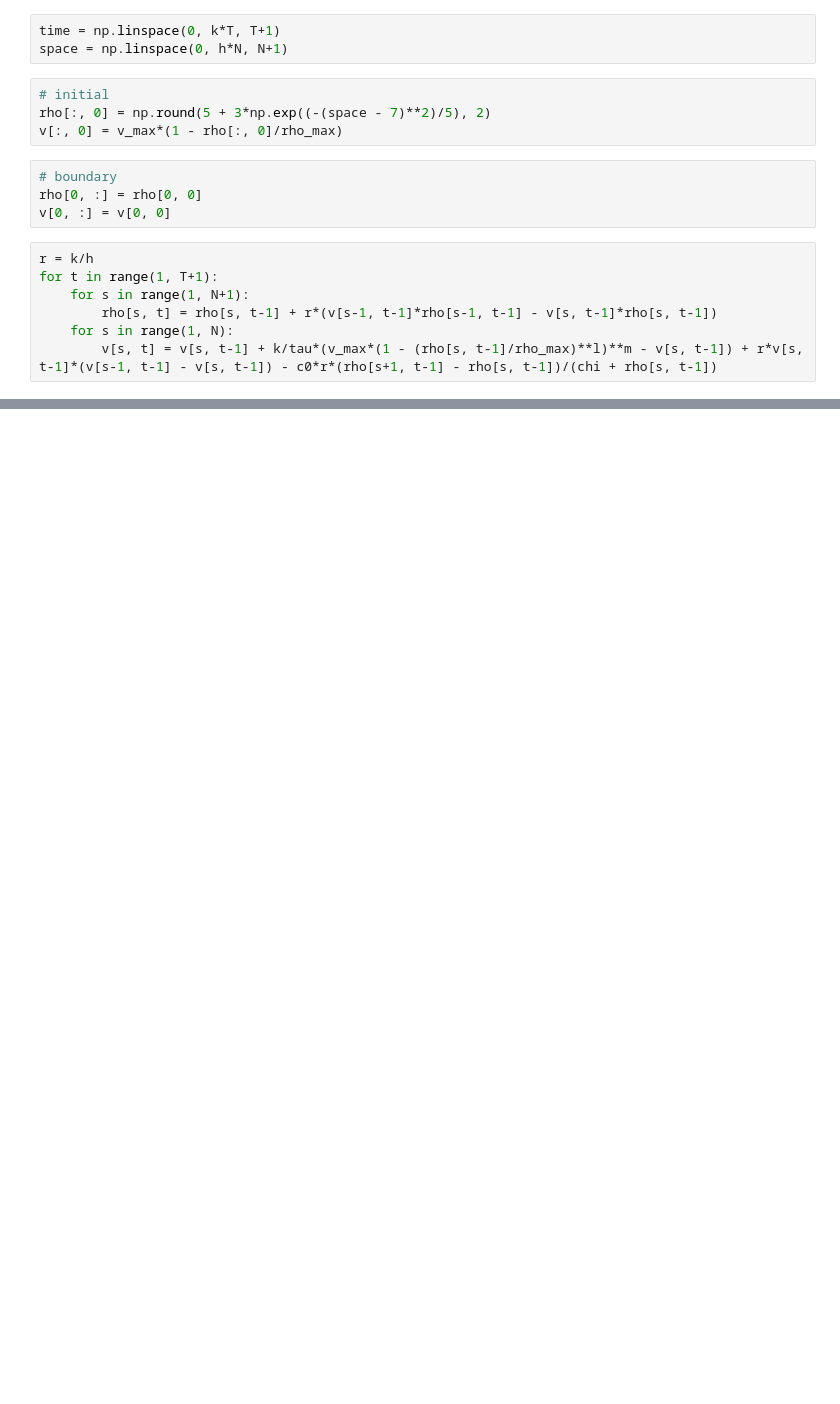
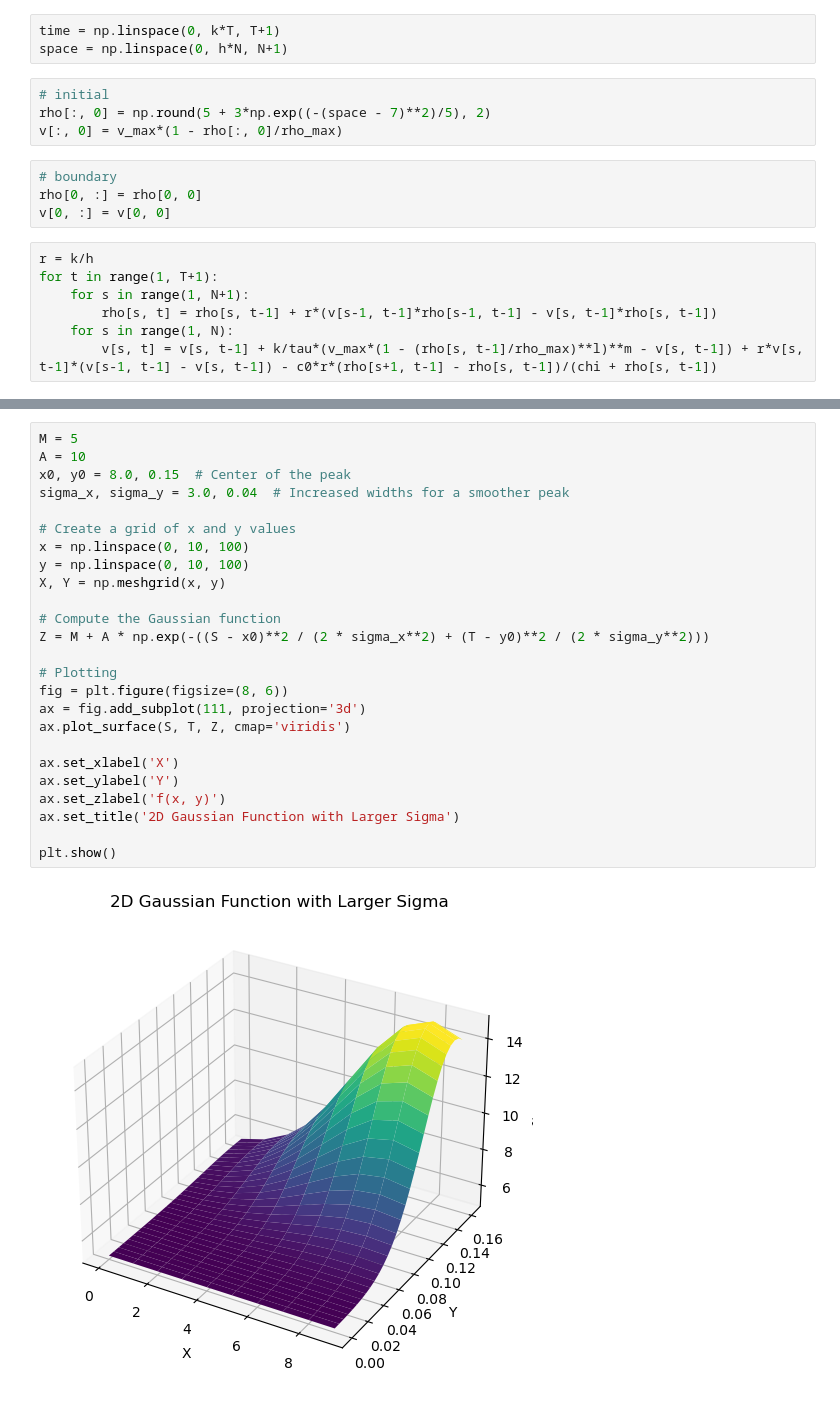
Before and after one commit to izalu24/Praca-licencjacka, a Jupyter notebook: rozwiazania.ipynb, the cells around one changed output, grey strips where cells are left out. Cells and saved outputs as stored; diff of their text form; blank space fills up the shorter version.

```diff
--- a/rozwiazania.ipynb
+++ b/rozwiazania.ipynb
@@ -61,0 +62,27 @@ ax.plot_surface(T, S, v.transpose()[0:-1, 0:-1], cmap='viridis', edgecolor='none
+# %%
+M = 5
+A = 10
+x0, y0 = 8.0, 0.15  # Center of the peak
+sigma_x, sigma_y = 3.0, 0.04  # Increased widths for a smoother peak
+
+# Create a grid of x and y values
+x = np.linspace(0, 10, 100)
+y = np.linspace(0, 10, 100)
+X, Y = np.meshgrid(x, y)
+
+# Compute the Gaussian function
+Z = M + A * np.exp(-((S - x0)**2 / (2 * sigma_x**2) + (T - y0)**2 / (2 * sigma_y**2)))
+
+# Plotting
+fig = plt.figure(figsize=(8, 6))
+ax = fig.add_subplot(111, projection='3d')
+ax.plot_surface(S, T, Z, cmap='viridis')
+
+ax.set_xlabel('X')
+ax.set_ylabel('Y')
+ax.set_zlabel('f(x, y)')
+ax.set_title('2D Gaussian Function with Larger Sigma')
+
+plt.show()
+# %% [output]
+[figure, added]
```
Also changed, not shown: parts of 7 cells of this notebook.
